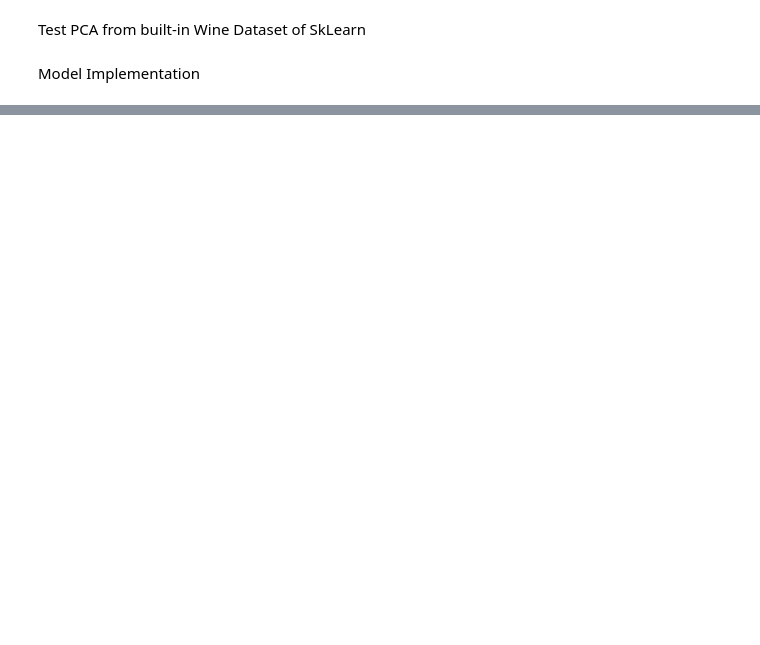
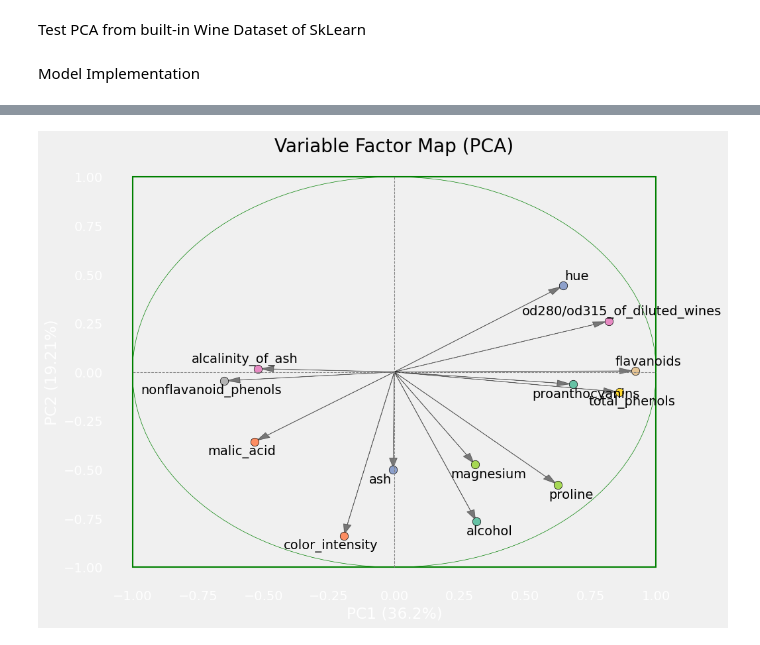
Before and after one commit to bryancastillo10/Machine-Learning-Projects, a Jupyter notebook: 02_PCA/01_wine_demo.ipynb, the cells around one changed output, grey strips where cells are left out. Drawn from its saved outputs; the diff is of its cells as text; code cells hidden in the pictures; blank space fills up the shorter version.

```diff
--- a/02_PCA/01_wine_demo.ipynb
+++ b/02_PCA/01_wine_demo.ipynb
@@ -120,0 +115,59 @@ plt.show()
+# %%
+# Plot the variable factor map
+palette = sns.color_palette("Set2", len(feature_names))
+
+fig = plt.figure(figsize=(10, 8))
+
+for i, (x, y) in enumerate(zip(loadings[:,0], loadings[:,1])):
+    # Select color from the palette based on the index of feature
+    color = palette[i % len(palette)]
+     # Calculate arrow head coordinates
+    arrow_length = 0.06
+    arrow_x = x - arrow_length * (x/np.sqrt(x**2 + y**2))
+    arrow_y = y - arrow_length * (y/np.sqrt(x**2 + y**2))
+
+    # Draw the arrow with pointer
+    plt.arrow(0, 0, arrow_x, arrow_y, color="black", alpha=0.5, head_width=0.03, head_length=0.05)
+    # Adjust the position of text labels based on the quadrant
+    text_offset = 0.05  # Adjust this value as needed
+    if x >= 0 and y >= 0:  # First quadrant
+        text_x, text_y = x + text_offset, y + text_offset
+    elif x < 0 and y >= 0:  # Second quadrant
+        text_x, text_y = x - text_offset, y + text_offset
+    elif x < 0 and y < 0:  # Third quadrant
+        text_x, text_y = x - text_offset, y - text_offset
+    else:  # Fourth quadrant
+        text_x, text_y = x + text_offset, y - text_offset
+    # Add text labels
+    plt.scatter(x, y, color=color, marker='o', edgecolor='k', s=80)
+    plt.text(text_x, text_y, feature_names[i], color='black', ha='center', va='center')
+
+
+# Broken Line of the Coordinates
+plt.hlines(0, -1, 1, linestyles='dashed', colors='gray',linewidth=0.75)
+plt.vlines(0, -1, 1, linestyles='dashed', colors='gray',linewidth=0.75)
+
+
+# Box and Circle Element
+box_width = 2
+box_height = 2
+circle = plt.Circle((0,0), 1, facecolor='none', edgecolor='g')
+box = plt.Rectangle((-1, -1), box_width, box_height, fill=False, edgecolor='g', linewidth=1.5)
+plt.gca().add_patch(box)
+plt.gca().add_artist(circle)
+
+
+
+plt.xlim(-1.1, 1.1)
+plt.ylim(-1.1, 1.1)
+plt.xlabel('PC1 ({}%)'.format(round(pca.explained_variance_ratio_[0]*100, 2)))
+plt.ylabel('PC2 ({}%)'.format(round(pca.explained_variance_ratio_[1]*100, 2)))
+plt.title('Variable Factor Map (PCA)',color="black")
+plt.grid()
+plt.show()
+
+
+# Save Plot
+plot_4 = fig
+# %% [output]
+[figure, added]
```
Also changed, not shown: parts of 9 cells of this notebook, 6 other files.
